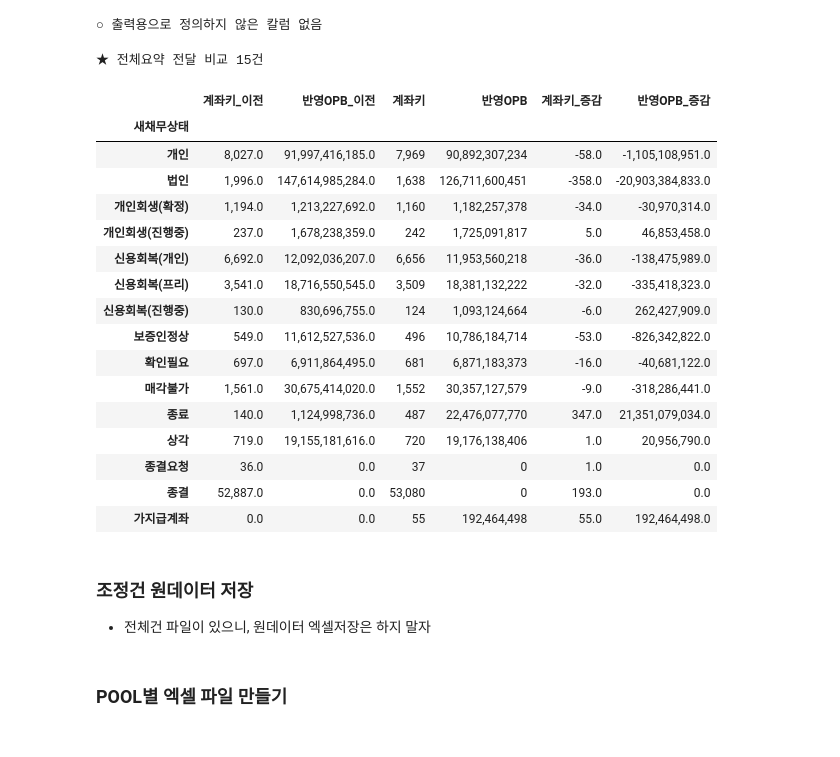
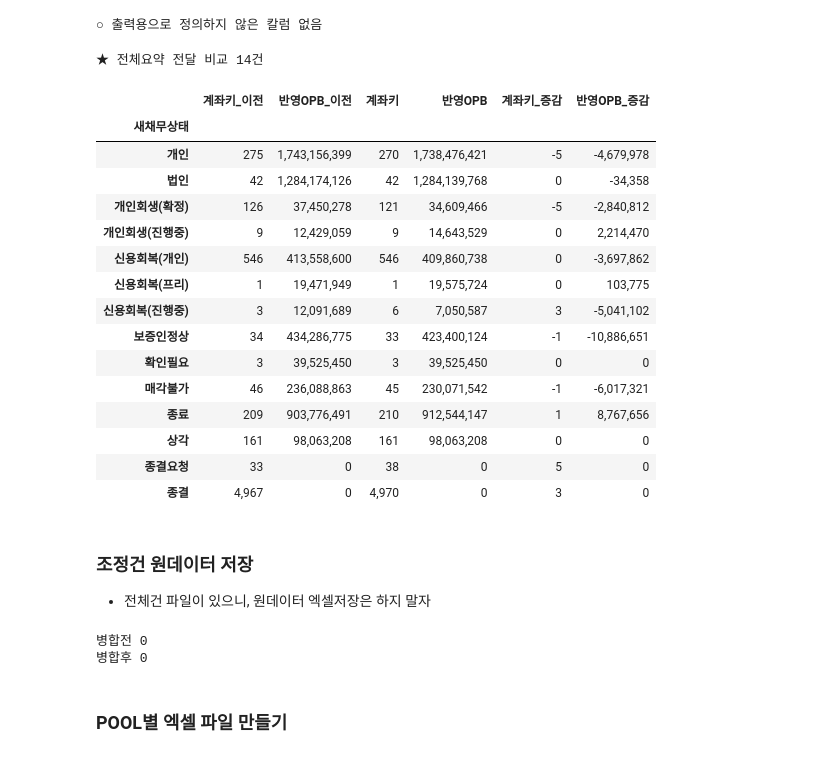
Before and after one commit to jbmyou/company_work, a Jupyter notebook: fileNaming/자산정리/4.전산_자산정리_통합_v2-2_파산하단하면유지.ipynb, the cells around one changed output. Cells and saved outputs as stored; diff of their text form; code cells hidden in the pictures.

```diff
--- a/fileNaming/자산정리/4.전산_자산정리_통합_v2-2_파산하단하면유지.ipynb
+++ b/fileNaming/자산정리/4.전산_자산정리_통합_v2-2_파산하단하면유지.ipynb
@@ -72,8 +72,8 @@ deposit_dtype = functions.deposit_dtype
 # 변수들
 ##################################
 dc엑셀출력 = True  ################
-company = "솔림"      # 솔림 or 대성
-basedate = "260630"
+company = "대성"      # 솔림 or 대성
+basedate = "260731"
 ##################################
 basedate_dt = pd.to_datetime(basedate, format="%y%m%d")
 # 경로, 파일검색어, 새채무상태 출력순서 정의
@@ -958,10 +947,10 @@ error
 # # # error건 수정
 # # 새채무상태.loc[error_index, "상태구분2"] = ""
 
-# ! 이거 안 하면 안 됨(전체에서도 빠져버림)
-# 조정건 상태 수정(기준데이터 없는건) :
-# 대부분 개회-항고후14일이내, 신복-제외,실효취소,채권신고중인 건. 정상(무담보)로 처리(기준데이터가 없으므로 개회나 신복으로 처리할 수 없음)
-새채무상태.loc[check조정_index, "상태구분2"] = ["신용회복(완납)"]+ ["정상"] * 11
+# # ! 이거 안 하면 안 됨(전체에서도 빠져버림)
+# # 조정건 상태 수정(기준데이터 없는건) :
+# # 대부분 개회-항고후14일이내, 신복-제외,실효취소,채권신고중인 건. 정상(무담보)로 처리(기준데이터가 없으므로 개회나 신복으로 처리할 수 없음)
+# 새채무상태.loc[check조정_index, "상태구분2"] = ["정상"] * 15 + ["약정(확정)"]
 # %% [markdown]
 ##### 다중채무상태
 # %%
@@ -1769,7 +1733,7 @@ if False :
 
 # 전체요약
 ###############################
-previous_cutoff = "260531"
+previous_cutoff = "260630"
 이전파일_새채무자키사용 = True
 ###############################
 이전파일 = pd.read_parquet(join(wd, previous_cutoff, "parquet", "2."+ company +"_전체_원데이터_"+previous_cutoff+ "_by새채무자키.parquet" if 이전파일_새채무자키사용 else ".parquet"))
@@ -1793,49 +1757,48 @@ if True :
 
 
 # 전체 저장하기
     # 파일명 : 새채무자키에 따라 보증인상태 추렸는지
 if 새채무자키사용 : path_raw_data = join(wd, basedate, 원데이터파일명["전체"]+"_by새채무자키")
 else : path_raw_data = join(wd, basedate, 원데이터파일명["전체"])
 
     # parquet 저장
 if 새채무자키사용 : functions.to_parquet(raw_data, join(wd, basedate, "parquet", 원데이터파일명["전체"] + "_by새채무자키" + ".parquet"))
 else : functions.to_parquet(raw_data, join(wd, basedate, "parquet", 원데이터파일명["전체"] + ".parquet"))
 
     # 엑셀 파일로 저장
 if not os.path.exists(path_raw_data + ".xlsx"):
     param = {'mode' : 'w'}
 else :
     param = {'mode' : 'a', 'if_sheet_exists' : 'replace'}
 
 with pd.ExcelWriter(path_raw_data + ".xlsx", engine='openpyxl', **param) as writer :
     raw_data.to_excel(writer, sheet_name="리스트", index=False)
     전체요약.to_excel(writer, sheet_name='요약', index=True)
 
 # 특정 매각사만 저장하기
 # cond = "스마트저축-01" ###################################
 # raw_data[raw_data.매각사구분==cond].to_excel(join(wd, cond+"_원데이터_"+basedate+".xlsx"), index=False)
 
 
 # ###### 금감원 용으로 새채무자키 false 할 때는 여기까지만 실해하면 됨 #######
 # %% [output]
-★ 전체요약 전달 비교 15건
+★ 전체요약 전달 비교 14건
 |  | 계좌키_이전 | 반영OPB_이전 | 계좌키 | 반영OPB | 계좌키_증감 | 반영OPB_증감 |
 | 새채무상태 |  |  |  |  |  |  |
-| 개인 | 8,027.0 | 91,997,416,185.0 | 7,969 | 90,892,307,234 | -58.0 | -1,105,108,951.0 |
-| 법인 | 1,996.0 | 147,614,985,284.0 | 1,638 | 126,711,600,451 | -358.0 | -20,903,384,833.0 |
-| 개인회생(확정) | 1,194.0 | 1,213,227,692.0 | 1,160 | 1,182,257,378 | -34.0 | -30,970,314.0 |
-| 개인회생(진행중) | 237.0 | 1,678,238,359.0 | 242 | 1,725,091,817 | 5.0 | 46,853,458.0 |
-| 신용회복(개인) | 6,692.0 | 12,092,036,207.0 | 6,656 | 11,953,560,218 | -36.0 | -138,475,989.0 |
-| 신용회복(프리) | 3,541.0 | 18,716,550,545.0 | 3,509 | 18,381,132,222 | -32.0 | -335,418,323.0 |
-| 신용회복(진행중) | 130.0 | 830,696,755.0 | 124 | 1,093,124,664 | -6.0 | 262,427,909.0 |
-| 보증인정상 | 549.0 | 11,612,527,536.0 | 496 | 10,786,184,714 | -53.0 | -826,342,822.0 |
-| 확인필요 | 697.0 | 6,911,864,495.0 | 681 | 6,871,183,373 | -16.0 | -40,681,122.0 |
-| 매각불가 | 1,561.0 | 30,675,414,020.0 | 1,552 | 30,357,127,579 | -9.0 | -318,286,441.0 |
-| 종료 | 140.0 | 1,124,998,736.0 | 487 | 22,476,077,770 | 347.0 | 21,351,079,034.0 |
-| 상각 | 719.0 | 19,155,181,616.0 | 720 | 19,176,138,406 | 1.0 | 20,956,790.0 |
-| 종결요청 | 36.0 | 0.0 | 37 | 0 | 1.0 | 0.0 |
-| 종결 | 52,887.0 | 0.0 | 53,080 | 0 | 193.0 | 0.0 |
-| 가지급계좌 | 0.0 | 0.0 | 55 | 192,464,498 | 55.0 | 192,464,498.0 |
+| 개인 | 275 | 1,743,156,399 | 270 | 1,738,476,421 | -5 | -4,679,978 |
+| 법인 | 42 | 1,284,174,126 | 42 | 1,284,139,768 | 0 | -34,358 |
+| 개인회생(확정) | 126 | 37,450,278 | 121 | 34,609,466 | -5 | -2,840,812 |
+| 개인회생(진행중) | 9 | 12,429,059 | 9 | 14,643,529 | 0 | 2,214,470 |
+| 신용회복(개인) | 546 | 413,558,600 | 546 | 409,860,738 | 0 | -3,697,862 |
+| 신용회복(프리) | 1 | 19,471,949 | 1 | 19,575,724 | 0 | 103,775 |
+| 신용회복(진행중) | 3 | 12,091,689 | 6 | 7,050,587 | 3 | -5,041,102 |
+| 보증인정상 | 34 | 434,286,775 | 33 | 423,400,124 | -1 | -10,886,651 |
+| 확인필요 | 3 | 39,525,450 | 3 | 39,525,450 | 0 | 0 |
+| 매각불가 | 46 | 236,088,863 | 45 | 230,071,542 | -1 | -6,017,321 |
+| 종료 | 209 | 903,776,491 | 210 | 912,544,147 | 1 | 8,767,656 |
+| 상각 | 161 | 98,063,208 | 161 | 98,063,208 | 0 | 0 |
+| 종결요청 | 33 | 0 | 38 | 0 | 5 | 0 |
+| 종결 | 4,967 | 0 | 4,970 | 0 | 3 | 0 |
 # %% [markdown]
 ### 조정건 원데이터 저장
 - 전체건 파일이 있으니, 원데이터 엑셀저장은 하지 말자
@@ -1935,6 +1898,9 @@ functions.to_parquet(installment, join(wd, basedate, "parquet", 원데이터파
 
 # # # # with pd.ExcelWriter(join(wd, basedate, "2."+ company +"_약정분납_원데이터_"+basedate+".xlsx"), engine='openpyxl', mode = 'w') as writer :
 # # # #     installment.to_excel(writer, sheet_name="차주", index=False)
+# %% [output]
+병합전 0
+병합후 0
 # %% [markdown]
 ### POOL별 엑셀 파일 만들기
 # %%
```
Also changed, not shown: parts of 32 cells of this notebook, 19 other files.
